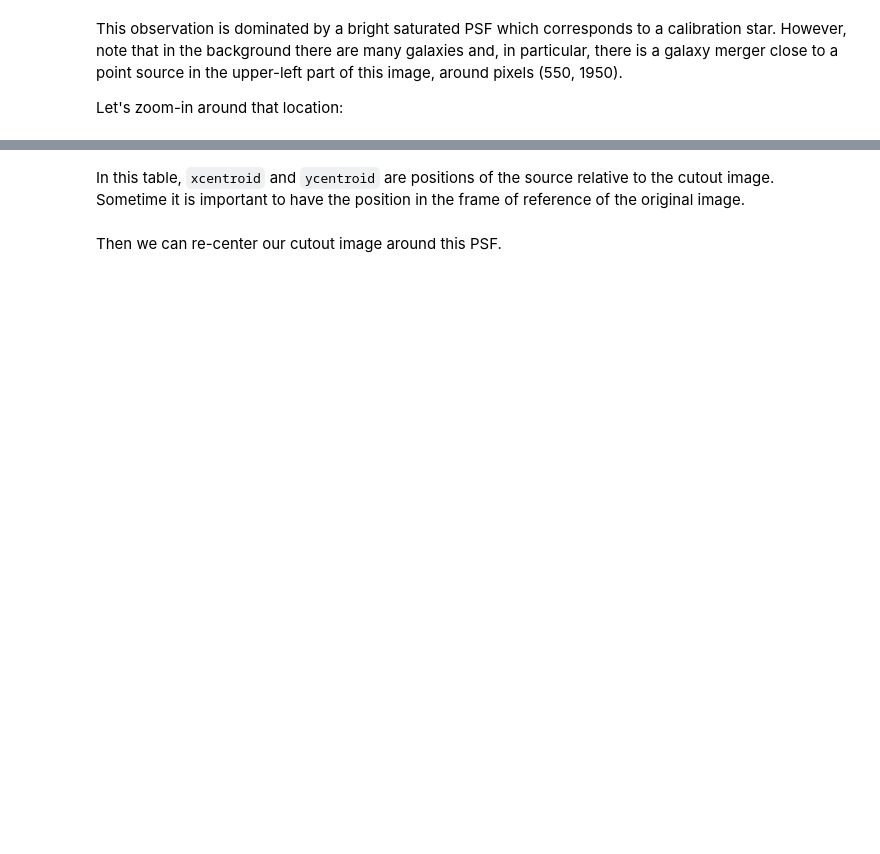
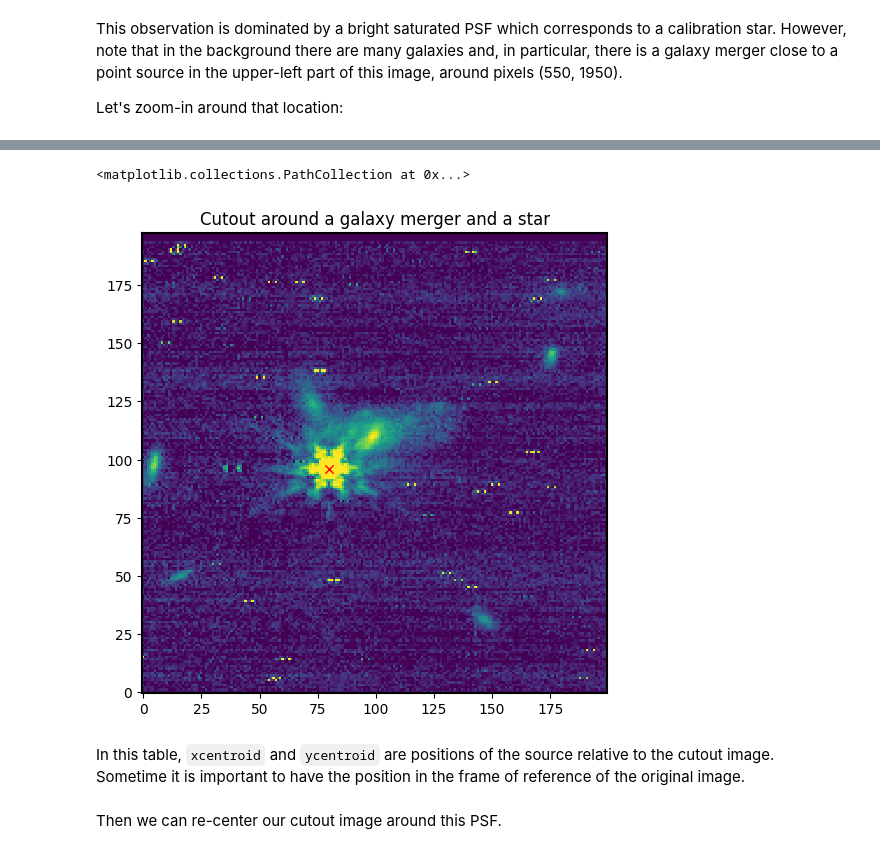
Before and after one commit to spacetelescope/stpsf, a Jupyter notebook: docs/jwst_psf_subtraction.ipynb, the cells around one changed output, grey strips where cells are left out. Drawn from its saved outputs; the diff is of its cells as text; code cells hidden in the pictures; blank space fills up the shorter version.

```diff
--- a/docs/jwst_psf_subtraction.ipynb
+++ b/docs/jwst_psf_subtraction.ipynb
@@ -105,3 +115,3 @@ We start by finding the location of our bright PSF
 # %%
-daofind = DAOStarFinder(fwhm=3.0, threshold=100.*bkg.background_median)
-sources = daofind(data_source)
+starfind = IRAFStarFinder(fwhm=3.0, threshold=100.*bkg.background_median)
+sources = starfind(data_source)
@@ -115,3 +118,11 @@ QTable length=1
+# %%
+plt.figure(figsize = (6,6))
+plt.imshow(data_source, norm = norm , origin = 'lower', cmap='viridis')
+plt.title("Cutout around a galaxy merger and a star")
+plt.scatter(sources['xcentroid'], sources['ycentroid'], color='red', marker='x')
+# %% [output]
+<matplotlib.collections.PathCollection at 0x...>
+[figure, added]
 # %% [markdown]
 In this table, `xcentroid` and `ycentroid` are positions of the source relative to the cutout image. Sometime it is important to have the position in the frame of reference of the original image.
 # %%
```
Also changed, not shown: parts of 29 cells of this notebook.
